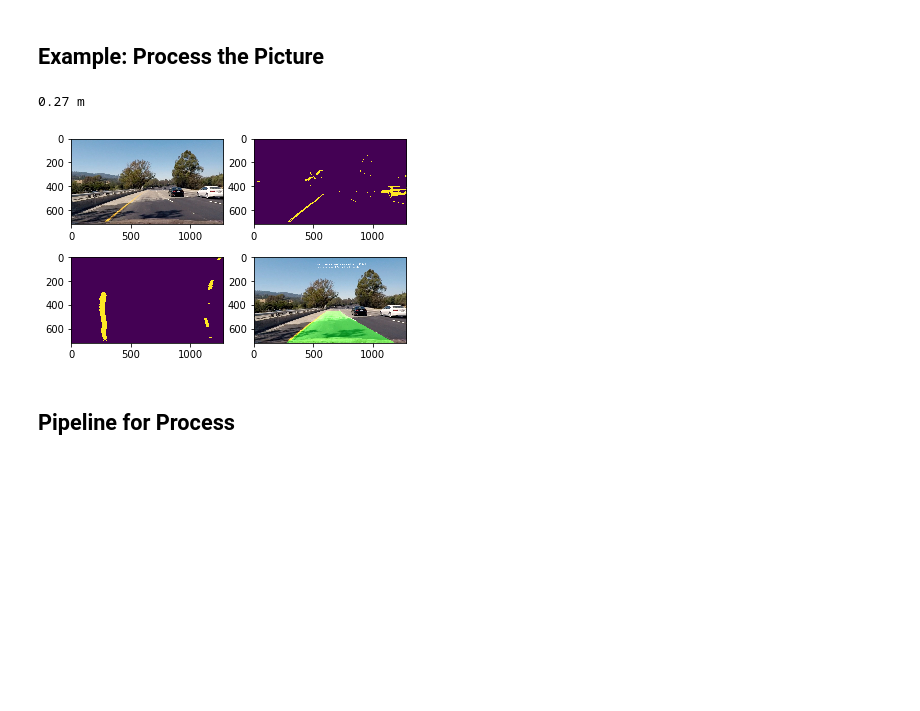
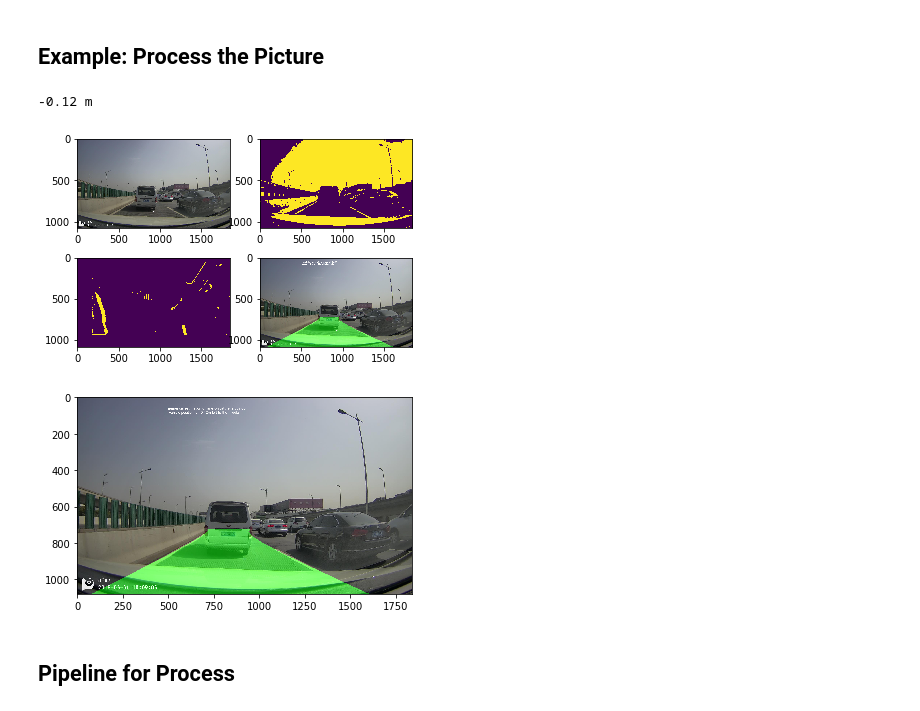
Before and after one commit to berlala/CarND-Advanced-Lane-Lines, a Jupyter notebook: lanefind_DDP.ipynb, the cells around one changed output. Cells and saved outputs as stored; diff of their text form; code cells hidden in the pictures; blank space fills up the shorter version.

```diff
--- a/lanefind_DDP.ipynb
+++ b/lanefind_DDP.ipynb
@@ -85,3 +85,6 @@ plt.imshow(test_undist)
 [figure]
 # %% [markdown]
 ## 2) Create Binary Image
+# %%
+test_img = mpimg.imread('test_pic_DDP/pic_3.jpg') # Pick one test pic as example
+plt.imshow(test_img)
@@ -131,7 +137,10 @@ def binary_tf(img, s_thresh=(180, 255), sx_thresh=(100, 150), l_thresh =(225, 25
 
     return combined_binary
 
-test_binary = binary_tf(test_undist, s_thresh=(180, 230), sx_thresh=(120, 200), l_thresh =(225, 255), b_thresh =(155, 200))
+#test_binary = binary_tf(test_undist, s_thresh=(180, 230), sx_thresh=(120, 200), l_thresh =(225, 255), b_thresh =(155, 200))
+test_binary = binary_tf(test_img, s_thresh=(100, 210), sx_thresh=(100, 110), l_thresh =(120, 200), b_thresh =(200, 210))
+
+
 plt.imshow(test_binary)
 
 #plt.savefig('binary.png')
@@ -142,15 +151,16 @@ plt.imshow(test_binary)
 ## 4) Perspective Transform
 # %%
 def perspective_tf(img):
-    src = np.float32([[250,705],[1155,705],[805,505],[530,505]])
-    dst = np.float32([[250,705],[1155,705],[1155,505],[250,505]])
+    src = np.float32([[600,850],[1100,850],[1250,950],[450,950]])
+    dst = np.float32([[450,850],[1250,850],[1250,950],[450,950]])
     M = cv2.getPerspectiveTransform(src, dst)
     img_size = (img.shape[1],img.shape[0])
     warped = cv2.warpPerspective(img, M, img_size, flags=cv2.INTER_LINEAR)
 
     #Remove the point in the end of route 涂黑，避免影响
-    warped[0:100,0:warped.shape[0]] = 0
-    warped[0:warped.shape[1],0:180] = 0
+    warped[940:1280,0:warped.shape[1]] = 0 #列，下半部分
+    warped[940:1280,0:warped.shape[1]] = 0 #列，下半部分
+    warped[0:warped.shape[0],0:180] = 0 #
     return warped,M
 
 test_persp,M = perspective_tf(test_binary)
@@ -296,8 +306,8 @@ plt.imshow(test_boundline)
 ## 6) Calculate the Curvature
 # %%
 def process_data(leftx, rightx,test_persp):
-    ym_per_pix = 30/720 # meters per pixel in y dimension
-    xm_per_pix = 3.7/875 # meters per pixel in x dimension
+    ym_per_pix = 30/1800 # meters per pixel in y dimension
+    xm_per_pix = 3.7/1080 # meters per pixel in x dimension
     # Fit a second order polynomial to pixel positions in each fake lane line
     ##### TO-DO: Fit new polynomials to x,y in world space #####
     ##### Utilize `ym_per_pix` & `xm_per_pix` here #####
@@ -392,13 +402,14 @@ def plot_area(test_undist,test_persp,M,final_curverad):
 # %%
 # Main Process
 plt.clf() # close all the figure
-test_img = mpimg.imread('test_images/test4.jpg') # Pick one test pic as example
+test_img = mpimg.imread('test_pic_DDP/pic_3.jpg')# Pick one test pic as example
 
-test_undist = cal_undistort(test_img, objpoints, imgpoints)
+#Skip Undist
+#test_undist = cal_undistort(test_img, objpoints, imgpoints)
 #plt.figure(1)
 #plt.imshow(test_undist)
 
-test_binary = binary_tf(test_undist,s_thresh=(180, 230), sx_thresh=(120, 200), l_thresh =(225, 255), b_thresh =(155, 200))
+test_binary = binary_tf(test_img, s_thresh=(100, 210), sx_thresh=(100, 110), l_thresh =(120, 200), b_thresh =(200, 210))
 # 调整参数
 #plt.figure(2)
 #plt.imshow(test_binary)
@@ -407,37 +418,41 @@ test_persp,M = perspective_tf(test_binary)
 #plt.figure(3)
 #plt.imshow(test_persp)
 
 test_boundline,left_fitx, right_fitx,ploty = fit_polynomial(test_persp)
 #给透视图再加一点处理，让上半部分涂黑，规避影响
 #plt.figure(4)
 #plt.imshow(test_boundline)
 
 leftx, lefty, rightx, righty, out_img = find_lane_pixels(test_persp)
 ploty_left,ploty_right, left_fit_cr, right_fit_cr = process_data(leftx, rightx, test_persp)
 final_curverad = measure_curvature_real(ploty_left,ploty_right, left_fit_cr, right_fit_cr)
 
 
-final_pic,error = plot_area(test_undist,test_persp,M,final_curverad)
+final_pic,error = plot_area(test_img,test_persp,M,final_curverad)
 
 plt.figure(1)
 plt.subplot(221)
-plt.imshow(test_undist)
+plt.imshow(test_img)
 plt.subplot(222)
 plt.imshow(test_binary)
 plt.subplot(223)
 plt.imshow(test_persp)
 plt.subplot(224)
+plt.imshow(final_pic)
+
+plt.figure(2)
 plt.imshow(final_pic)
 
 print("%.2f"%error, 'm')
 plt.savefig('example.png')
 
 #plt.figure(2)
 #plt.imshow(final_pic)
 #plt.savefig('example_2.png')
 # %% [output]
-0.27 m
+-0.12 m
-[figure, old version]
+[figure, new version]
+[figure, added]
 # %% [markdown]
 ## Pipeline for Process
 # %%
```
Also changed, not shown: parts of 6 cells of this notebook, 1 other file.
